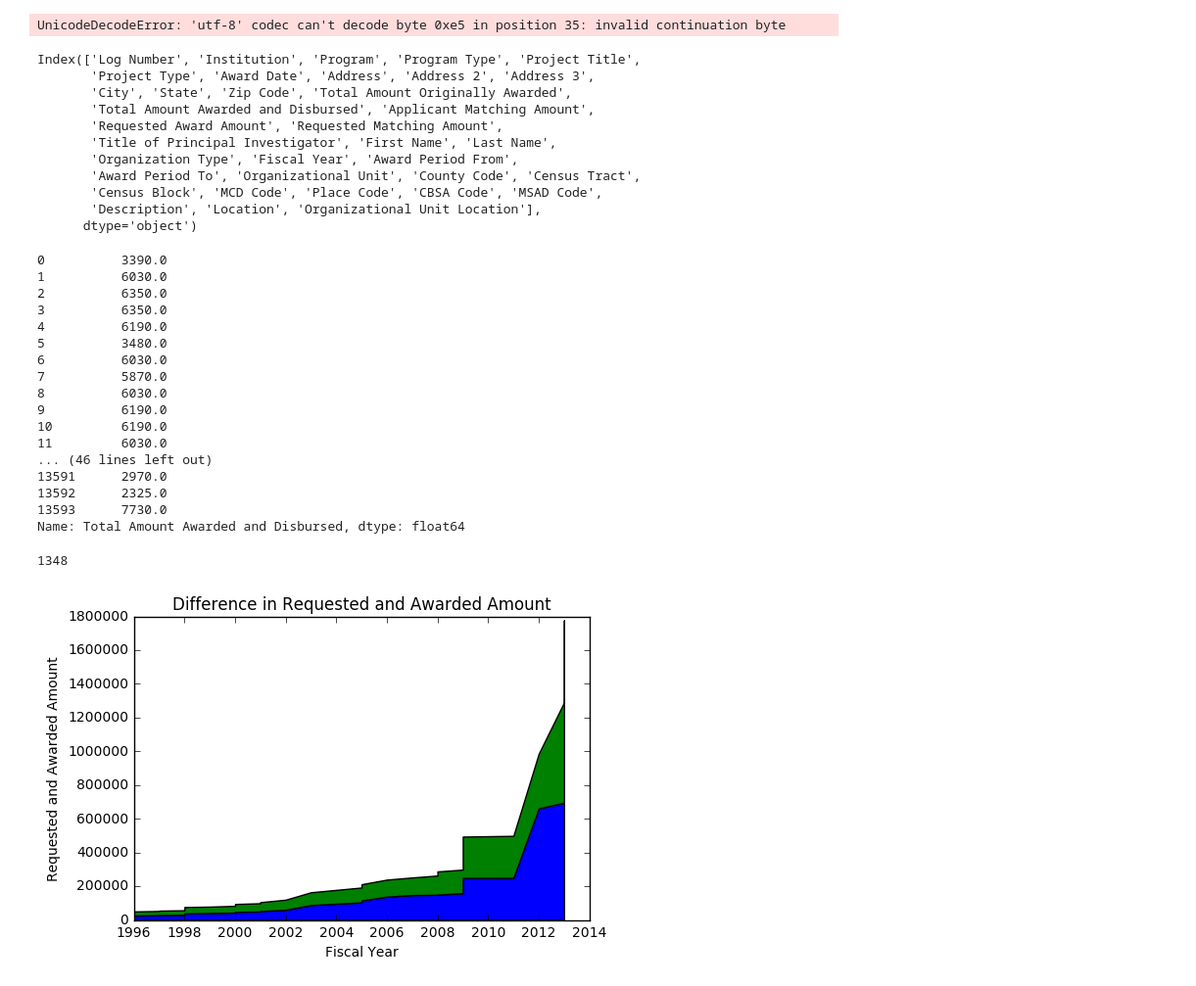
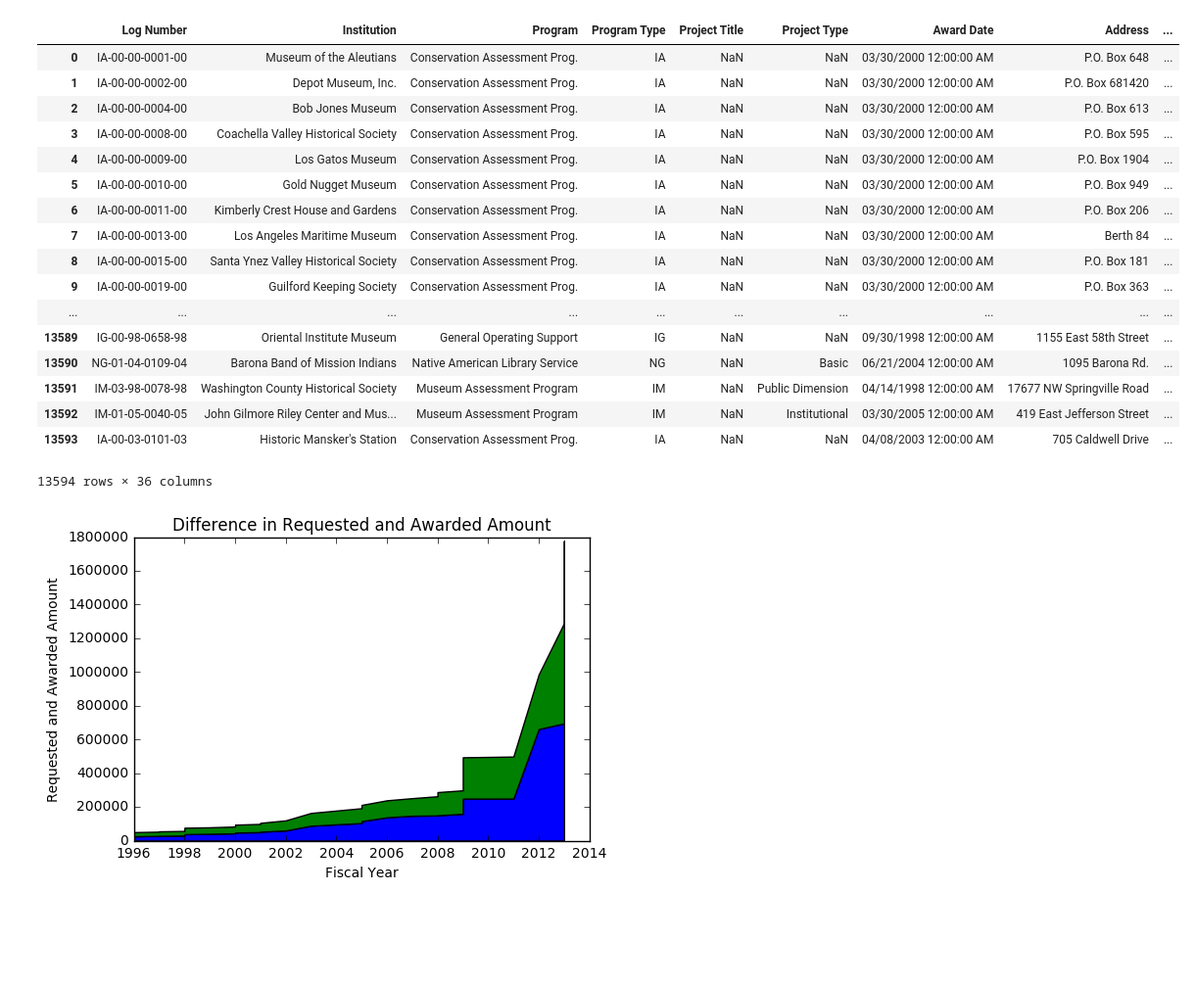
Before and after one commit to nikolausn/project-spring2017, a Jupyter notebook: part2/InteractivePlot_StateDiff.ipynb, the cells around one changed output. Shown at 98% size. Saved outputs shown, nothing was run; the diff lists cells and outputs as text; code cells hidden in the pictures; blank space fills up the shorter version.

Commit message:
Updating State_Difference Plot

```diff
--- a/part2/InteractivePlot_StateDiff.ipynb
+++ b/part2/InteractivePlot_StateDiff.ipynb
@@ -6,49 +6,34 @@ import matplotlib.pylab as pylab
 import numpy as np
 from ipywidgets import interactive
 # %%
-grant_data = pd.read_csv('Administrative_Discretionary_Grants__FY_1996-2014_.csv')
-#grant_data.head()
+grant_data = pd.read_csv('Administrative_Discretionary_Grants__FY_1996-2014_.csv', encoding = 'iso-8859-1')
+grant_data
 # %% [output]
+|  | Log Number | Institution | Program | Program Type | Project Title | Project Type | Award Date | Address | ... |
+| 0 | IA-00-00-0001-00 | Museum of the Aleutians | Conservation Assessment Prog. | IA | NaN | NaN | 03/30/2000 12:00:00 AM | P.O. Box 648 | ... |
+| 1 | IA-00-00-0002-00 | Depot Museum, Inc. | Conservation Assessment Prog. | IA | NaN | NaN | 03/30/2000 12:00:00 AM | P.O. Box 681420 | ... |
+| 2 | IA-00-00-0004-00 | Bob Jones Museum | Conservation Assessment Prog. | IA | NaN | NaN | 03/30/2000 12:00:00 AM | P.O. Box 613 | ... |
+| 3 | IA-00-00-0008-00 | Coachella Valley Historical Society | Conservation Assessment Prog. | IA | NaN | NaN | 03/30/2000 12:00:00 AM | P.O. Box 595 | ... |
+| 4 | IA-00-00-0009-00 | Los Gatos Museum | Conservation Assessment Prog. | IA | NaN | NaN | 03/30/2000 12:00:00 AM | P.O. Box 1904 | ... |
+| 5 | IA-00-00-0010-00 | Gold Nugget Museum | Conservation Assessment Prog. | IA | NaN | NaN | 03/30/2000 12:00:00 AM | P.O. Box 949 | ... |
+| 6 | IA-00-00-0011-00 | Kimberly Crest House and Gardens | Conservation Assessment Prog. | IA | NaN | NaN | 03/30/2000 12:00:00 AM | P.O. Box 206 | ... |
+| 7 | IA-00-00-0013-00 | Los Angeles Maritime Museum | Conservation Assessment Prog. | IA | NaN | NaN | 03/30/2000 12:00:00 AM | Berth 84 | ... |
+| 8 | IA-00-00-0015-00 | Santa Ynez Valley Historical Society | Conservation Assessment Prog. | IA | NaN | NaN | 03/30/2000 12:00:00 AM | P.O. Box 181 | ... |
+| 9 | IA-00-00-0019-00 | Guilford Keeping Society | Conservation Assessment Prog. | IA | NaN | NaN | 03/30/2000 12:00:00 AM | P.O. Box 363 | ... |
+| ... | ... | ... | ... | ... | ... | ... | ... | ... | ... |
+| 13589 | IG-00-98-0658-98 | Oriental Institute Museum | General Operating Support | IG | NaN | NaN | 09/30/1998 12:00:00 AM | 1155 East 58th Street | ... |
+| 13590 | NG-01-04-0109-04 | Barona Band of Mission Indians | Native American Library Service | NG | NaN | Basic | 06/21/2004 12:00:00 AM | 1095 Barona Rd. | ... |
+| 13591 | IM-03-98-0078-98 | Washington County Historical Society | Museum Assessment Program | IM | NaN | Public Dimension | 04/14/1998 12:00:00 AM | 17677 NW Springville Road | ... |
+| 13592 | IM-01-05-0040-05 | John Gilmore Riley Center and Mus... | Museum Assessment Program | IM | NaN | Institutional | 03/30/2005 12:00:00 AM | 419 East Jefferson Street | ... |
+| 13593 | IA-00-03-0101-03 | Historic Mansker's Station | Conservation Assessment Prog. | IA | NaN | NaN | 04/08/2003 12:00:00 AM | 705 Caldwell Drive | ... |
-UnicodeDecodeError: 'utf-8' codec can't decode byte 0xe5 in position 35: invalid continuation byte
+13594 rows × 36 columns
 # %%
 grant_data.columns
 grant_data['Requested Award Amount'] = grant_data['Requested Award Amount'].str.slice(1).astype(float)
-# %% [output]
-Index(['Log Number', 'Institution', 'Program', 'Program Type', 'Project Title',
-       'Project Type', 'Award Date', 'Address', 'Address 2', 'Address 3',
-       'City', 'State', 'Zip Code', 'Total Amount Originally Awarded',
-       'Total Amount Awarded and Disbursed', 'Applicant Matching Amount',
-       'Requested Award Amount', 'Requested Matching Amount',
-       'Title of Principal Investigator', 'First Name', 'Last Name',
-       'Organization Type', 'Fiscal Year', 'Award Period From',
-       'Award Period To', 'Organizational Unit', 'County Code', 'Census Tract',
-       'Census Block', 'MCD Code', 'Place Code', 'CBSA Code', 'MSAD Code',
-       'Description', 'Location', 'Organizational Unit Location'],
-      dtype='object')
 # %%
 grant_data['Total Amount Awarded and Disbursed'] = grant_data['Total Amount Awarded and Disbursed'].str.slice(1).astype(float)
-# %% [output]
-0          3390.0
-1          6030.0
-2          6350.0
-3          6350.0
-4          6190.0
-5          3480.0
-6          6030.0
-7          5870.0
-8          6030.0
-9          6190.0
-10         6190.0
-11         6030.0
-... (46 lines left out)
-13591      2970.0
-13592      2325.0
-13593      7730.0
-Name: Total Amount Awarded and Disbursed, dtype: float64
 # %%
 new_data = grant_data[(grant_data['Requested Award Amount']>grant_data['Total Amount Awarded and Disbursed'])]
-# %% [output]
-1348
 # %%
 def eq_state(state='AL'):
     return new_data[grant_data['State'] == state]
```
Also changed, not shown: parts of 3 cells of this notebook.
